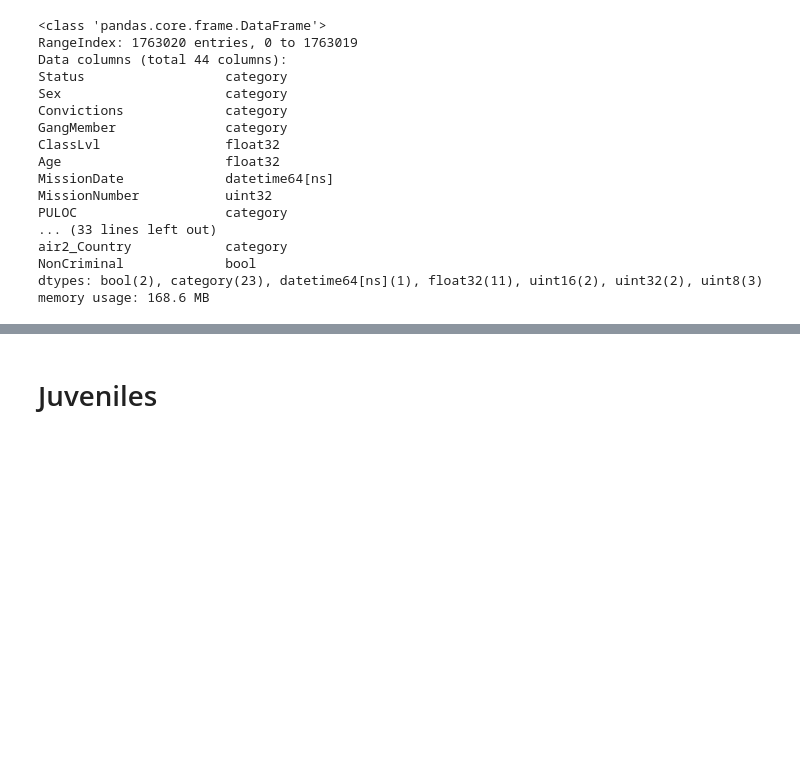
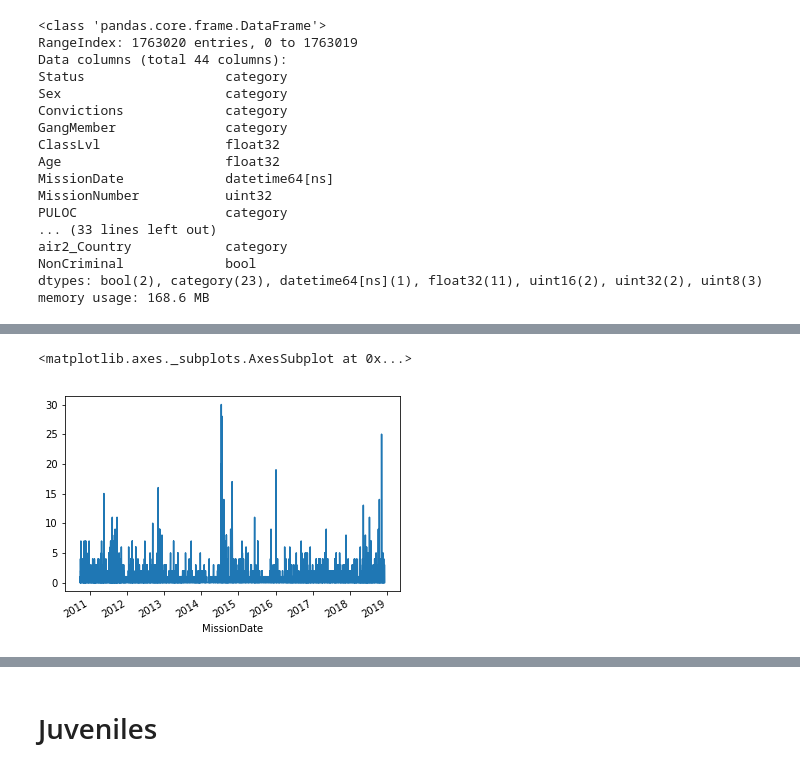
Before and after one commit to UWCHR/ice-air, a Jupyter notebook: analyze/note/juveniles.ipynb, the cells around one changed output, grey strips where cells are left out. Saved outputs shown, nothing was run; the diff lists cells and outputs as text; code cells hidden in the pictures; blank space fills up the shorter version.

```diff
--- a/analyze/note/juveniles.ipynb
+++ b/analyze/note/juveniles.ipynb
@@ -44,0 +127,5 @@ memory usage: 168.6 MB
+# %%
+tr['JuvCount'].plot()
+# %% [output]
+<matplotlib.axes._subplots.AxesSubplot at 0x...>
+[figure, added]
```
Also changed, not shown: parts of 83 cells of this notebook, 2 other files.
